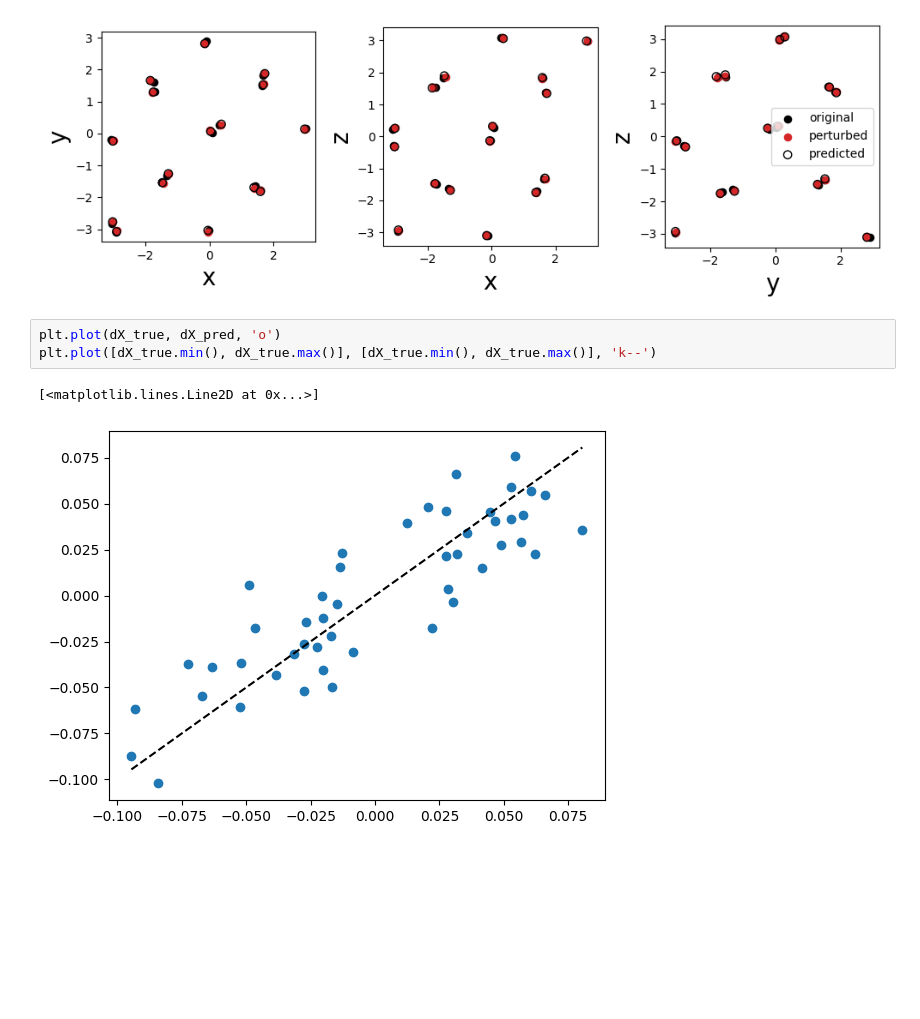
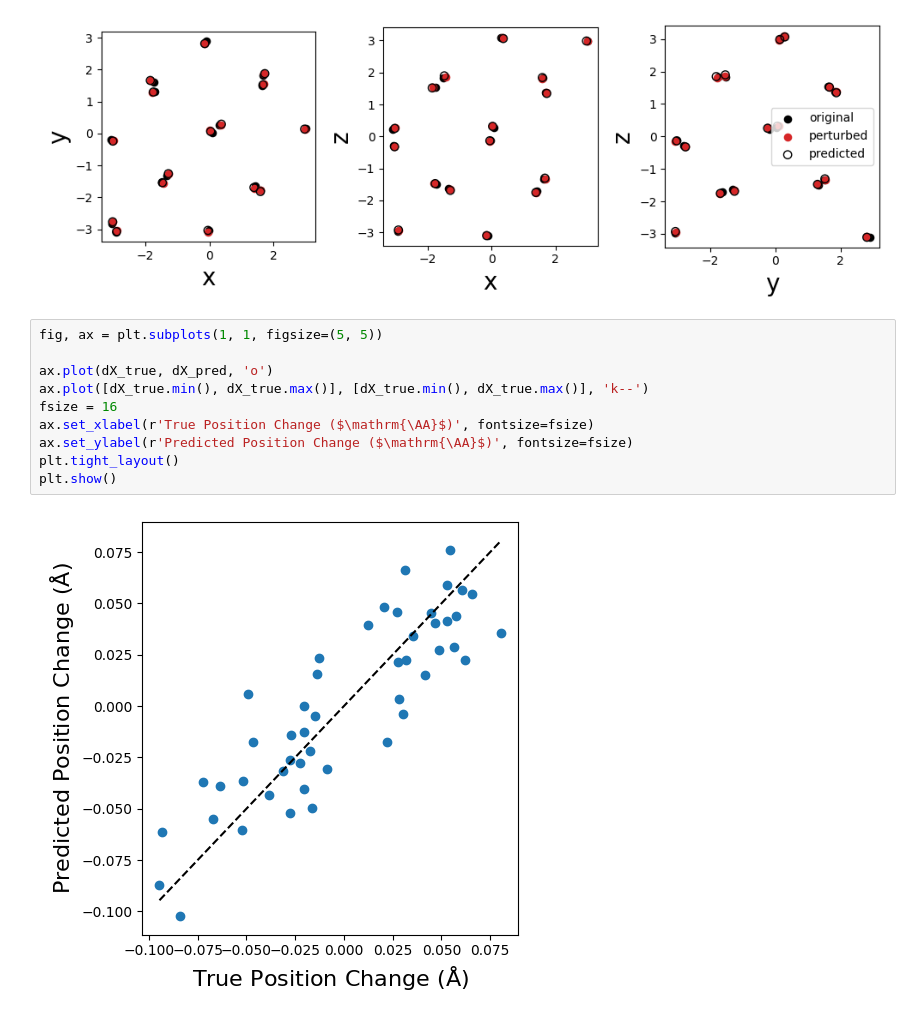
Before and after one commit to marseille-matmol/LammpsImplicitDerivative, a Jupyter notebook: examples/06-HEA-Inhom.ipynb, the cells around one changed output. Cells and saved outputs as stored; diff of their text form; blank space fills up the shorter version.

```diff
--- a/examples/run_scripts/HEA/HEA_one_shot.ipynb
+++ b/examples/06-HEA-Inhom.ipynb
@@ -183,12 +164,18 @@ plt.tight_layout()
 plt.show()
 # %% [output]
 [figure]
-# %%
-plt.plot(dX_true, dX_pred, 'o')
-plt.plot([dX_true.min(), dX_true.max()], [dX_true.min(), dX_true.max()], 'k--')
-# %% [output]
-[<matplotlib.lines.Line2D at 0x...>]
-[figure, removed]
+# %%
+fig, ax = plt.subplots(1, 1, figsize=(5, 5))
+
+ax.plot(dX_true, dX_pred, 'o')
+ax.plot([dX_true.min(), dX_true.max()], [dX_true.min(), dX_true.max()], 'k--')
+fsize = 16
+ax.set_xlabel(r'True Position Change ($\mathrm{\AA}$)', fontsize=fsize)
+ax.set_ylabel(r'Predicted Position Change ($\mathrm{\AA}$)', fontsize=fsize)
+plt.tight_layout()
+plt.show()
+# %% [output]
+[figure, added]
 # %%
 # plot histogram dX_pred vs dX_true
 fig, ax = plt.subplots(1, 1, figsize=(5, 5))
```
Also changed, not shown: parts of 7 cells of this notebook, 37 other files.
